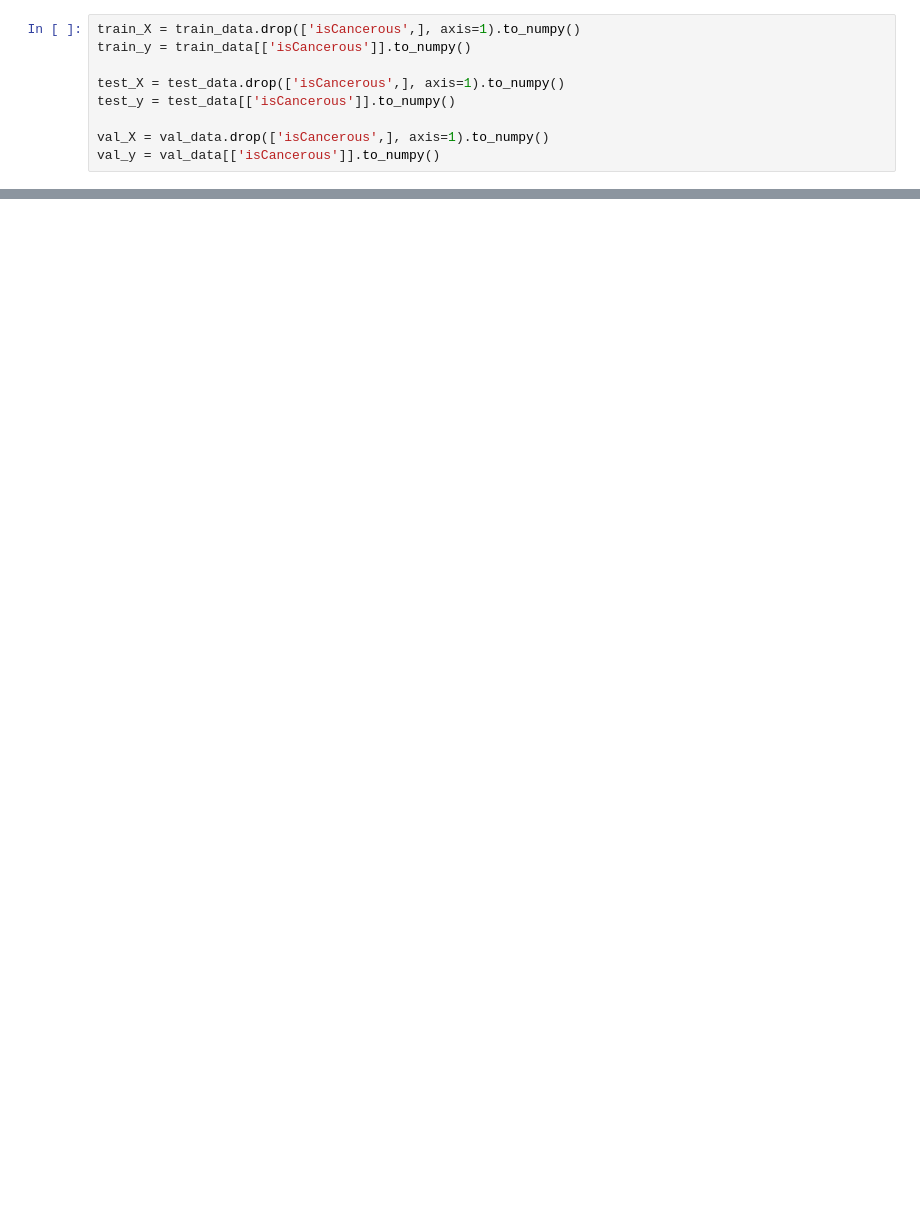
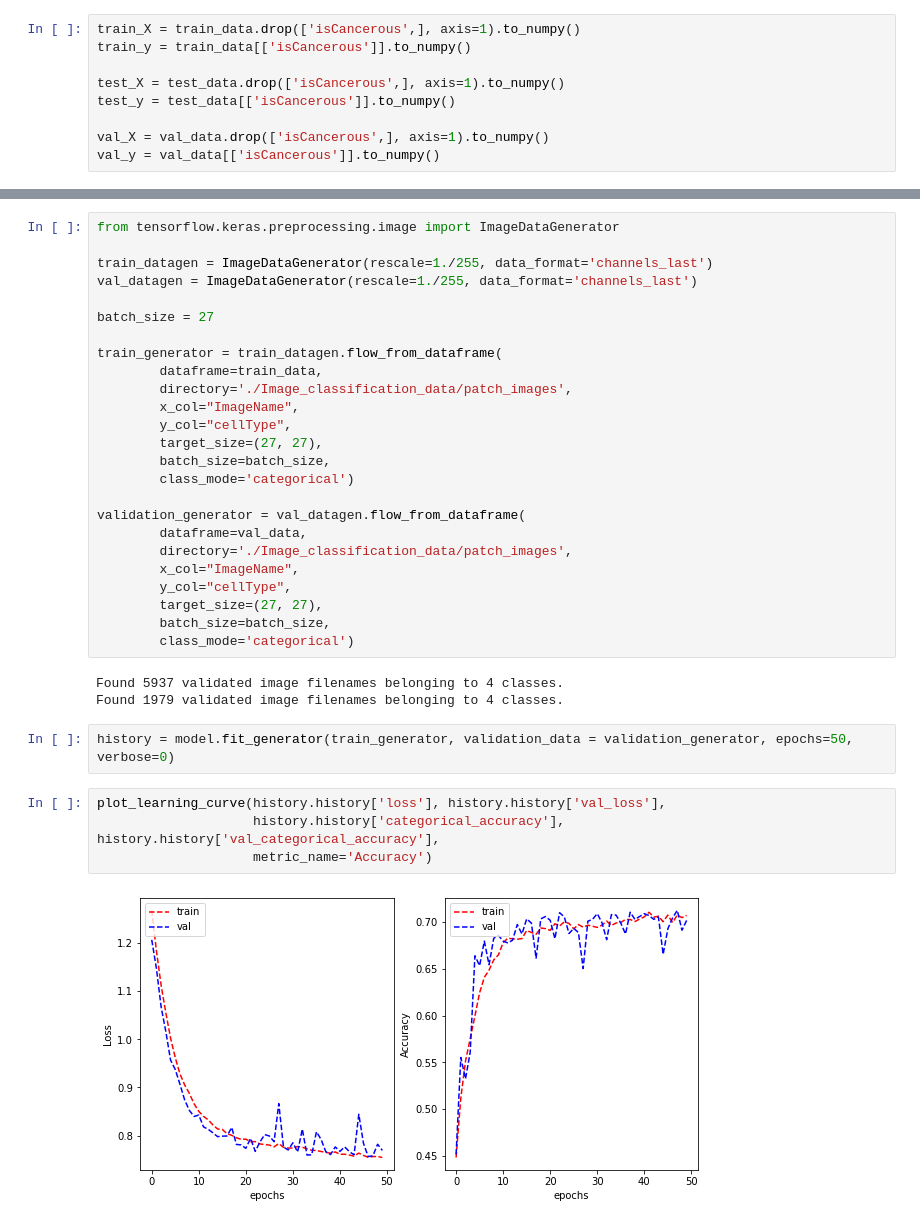
Before and after one commit to Kashyap-Chilivoju/MachineLearningA2, a Jupyter notebook: Assignment2.ipynb, the cells around one changed output, grey strips where cells are left out. Drawn from its saved outputs; the diff is of its cells as text; blank space fills up the shorter version.

```diff
--- a/Assignment2.ipynb
+++ b/Assignment2.ipynb
@@ -354,0 +411,36 @@ val_y = val_data[['isCancerous']].to_numpy()
+# %%
+from tensorflow.keras.preprocessing.image import ImageDataGenerator
+
+train_datagen = ImageDataGenerator(rescale=1./255, data_format='channels_last')
+val_datagen = ImageDataGenerator(rescale=1./255, data_format='channels_last')
+
+batch_size = 27
+
+train_generator = train_datagen.flow_from_dataframe(
+        dataframe=train_data,
+        directory='./Image_classification_data/patch_images',
+        x_col="ImageName",
+        y_col="cellType",
+        target_size=(27, 27),
+        batch_size=batch_size,
+        class_mode='categorical')
+
+validation_generator = val_datagen.flow_from_dataframe(
+        dataframe=val_data,
+        directory='./Image_classification_data/patch_images',
+        x_col="ImageName",
+        y_col="cellType",
+        target_size=(27, 27),
+        batch_size=batch_size,
+        class_mode='categorical')
+# %% [output]
+Found 5937 validated image filenames belonging to 4 classes.
+Found 1979 validated image filenames belonging to 4 classes.
+# %%
+history = model.fit_generator(train_generator, validation_data = validation_generator, epochs=50, verbose=0)
+# %%
+plot_learning_curve(history.history['loss'], history.history['val_loss'],
+                    history.history['categorical_accuracy'], history.history['val_categorical_accuracy'],
+                    metric_name='Accuracy')
+# %% [output]
+[figure, added]
```
Also changed, not shown: parts of 29 cells of this notebook.
